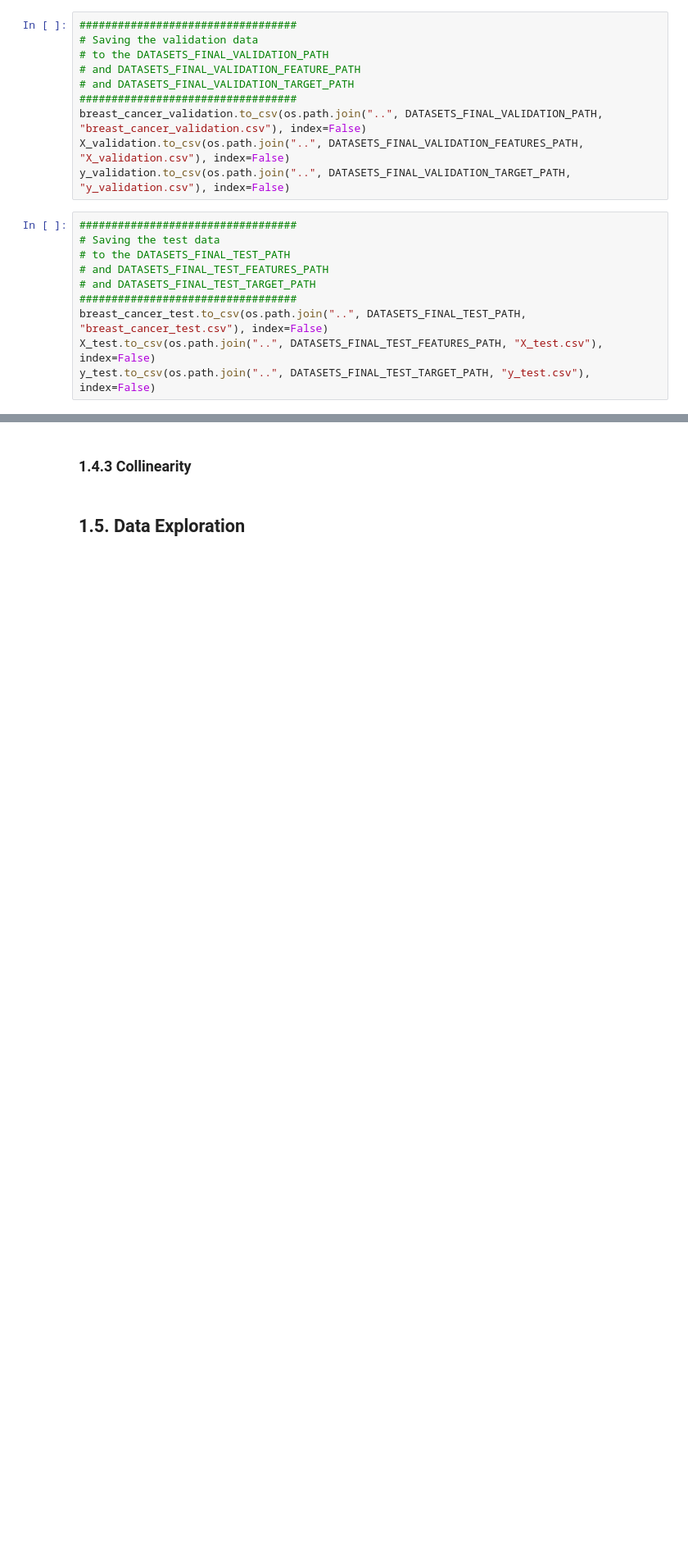
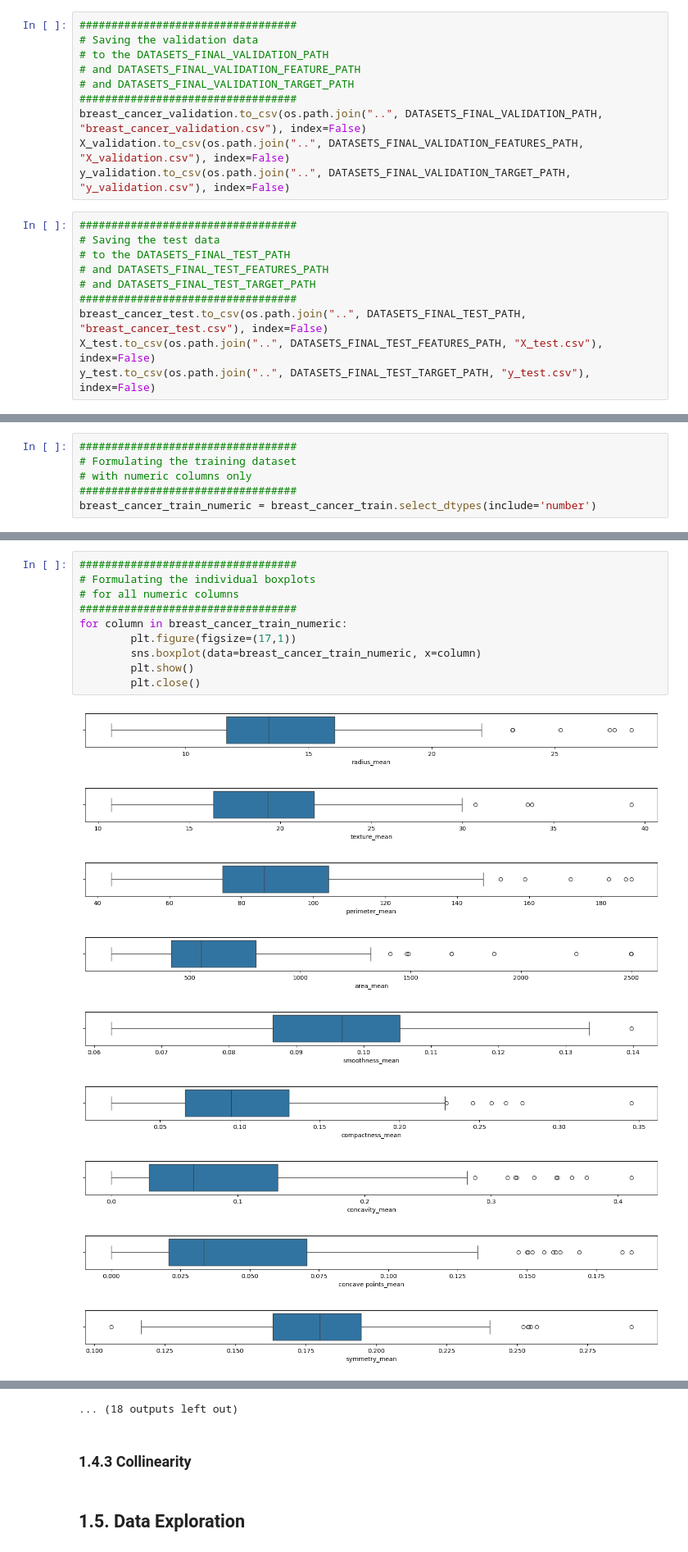
Before and after one commit to JohnPaulinePineda/Portfolio_Project_63, a Jupyter notebook: codes/DetectingAndAnalyzingMachineLearningModelDriftUsingOpenSourceMonitoringTools.ipynb, the cells around one changed output, grey strips where cells are left out. Shown at 82% size. Cells and saved outputs as stored; diff of their text form; blank space fills up the shorter version.

```diff
--- a/codes/DetectingAndAnalyzingMachineLearningModelDriftUsingOpenSourceMonitoringTools.ipynb
+++ b/codes/DetectingAndAnalyzingMachineLearningModelDriftUsingOpenSourceMonitoringTools.ipynb
@@ -970,0 +987,6 @@ y_test.to_csv(os.path.join("..", DATASETS_FINAL_TEST_TARGET_PATH, "y_test.csv"),
+# %%
+##################################
+# Formulating the training dataset
+# with numeric columns only
+##################################
+breast_cancer_train_numeric = breast_cancer_train.select_dtypes(include='number')
@@ -970,0 +1089,20 @@ y_test.to_csv(os.path.join("..", DATASETS_FINAL_TEST_TARGET_PATH, "y_test.csv"),
+# %%
+##################################
+# Formulating the individual boxplots
+# for all numeric columns
+##################################
+for column in breast_cancer_train_numeric:
+        plt.figure(figsize=(17,1))
+        sns.boxplot(data=breast_cancer_train_numeric, x=column)
+        plt.show()
+        plt.close()
+# %% [output]
+[figure, added]
+[figure, added]
+[figure, added]
+[figure, added]
+[figure, added]
+[figure, added]
+[figure, added]
+[figure, added]
+[figure, added]
@@ -971,3 +1112,4 @@ y_test.to_csv(os.path.join("..", DATASETS_FINAL_TEST_TARGET_PATH, "y_test.csv"),
+... (18 outputs left out)
 # %% [markdown]
 ### 1.4.3 Collinearity<a class="anchor" id="1.4.3"></a>
 # %% [markdown]
```
Also changed, not shown: parts of 11 cells of this notebook, 1 other file.
